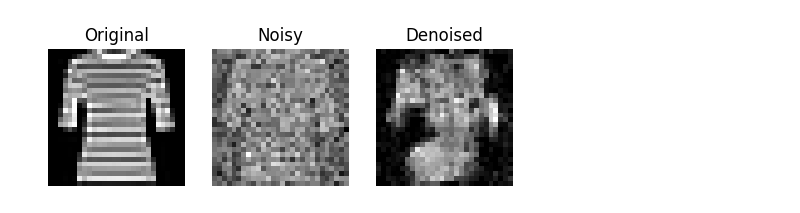
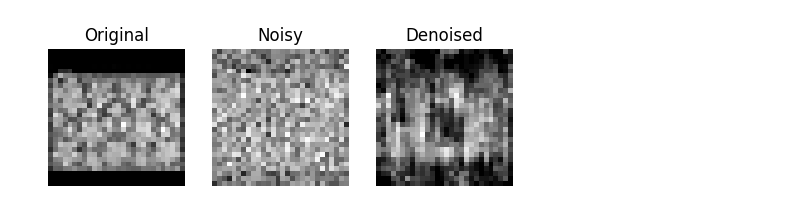
Before and after one commit to claramn/TFG-MUSICAL, a Jupyter notebook: notebooks/04_MINST_Diffusion.ipynb, the cells around one changed output. Saved outputs shown, nothing was run; the diff lists cells and outputs as text; code cells hidden in the pictures.

```diff
--- a/notebooks/04_MINST_Diffusion.ipynb
+++ b/notebooks/04_MINST_Diffusion.ipynb
@@ -220,24 +220,26 @@ def remove_noise(model, scheduler, image_size=(1, 28, 28), x=None, alpha=0):
 def createObjects(epochs=1000, norm_groups=8, sin=128, sout=None):
     sout = sout or sin
 
+    emb_dim = 128
+
     down_layers = [
-        DummyLayer(sin, sin//2, norm_groups).to(device),
-        DummyLayer(sin//2, sin//4, norm_groups).to(device),
+        DummyLayer(sin, sin//2, norm_groups, emb_dim, skip=True).to(device),
+        DummyLayer(sin//2, sin//4, norm_groups, emb_dim, stride=1).to(device),
     ]
 
-    bottleneck = DummyLayer(sin//4, sout//4, norm_groups).to(device)
+    bottleneck = DummyLayer(sin//4, sout//4, norm_groups, emb_dim).to(device)
 
     # TODO podría hacer constructores de layers en el que les meto el numero de capas, el tamaño inicial y final y me devuelven la lista??
     up_layers = [
-        DummyLayer(sout//4, sout//2, norm_groups).to(device),
-        DummyLayer(sout//2, sout, norm_groups).to(device),
+        DummyLayer(sout//4, sout//2, norm_groups, emb_dim, stride=1).to(device),
+        DummyLayer(sout//2, sout, norm_groups, emb_dim).to(device),
     ]
 
-    embedder = Embeder(num_epochs=epochs, embed_dim=128, device=device).to(device)
+    embedder = Embeder(num_epochs=epochs, embed_dim=emb_dim, device=device).to(device)
     scheduler = Scheduler(num_epochs=epochs, device=device).to(device)
 
     model = DiffusionModel(
-        channels=[sin, sout], # entrada y salida de las layers
+        layer_channels=(sin, sout), # entrada y salida de las layers
         norm_groups=norm_groups,
         up_layers=up_layers,
         down_layers=down_layers,
@@ -312,9 +291,9 @@ _ = sample_images(model, scheduler, num_images=4, image_size=(1, 28, 28))
 # %%
-x, _ = mnist_ds[26]
+x, _ = mnist_ds[23]
 noise = torch.randn_like(x)
 x = x.unsqueeze(0).to(device)  # agregar dimensión batch y mover a device
 _ = remove_noise(model, scheduler, (1, 28, 28), x, 0.7)
 # %% [output]
-[figure, old version]
+[figure, new version]
 # %% [markdown]
 <!-- Problemas: a veces sale muy poco loss y es porque sale todo en negro :/ -->
```
Also changed, not shown: parts of 3 cells of this notebook, 1 other file.
